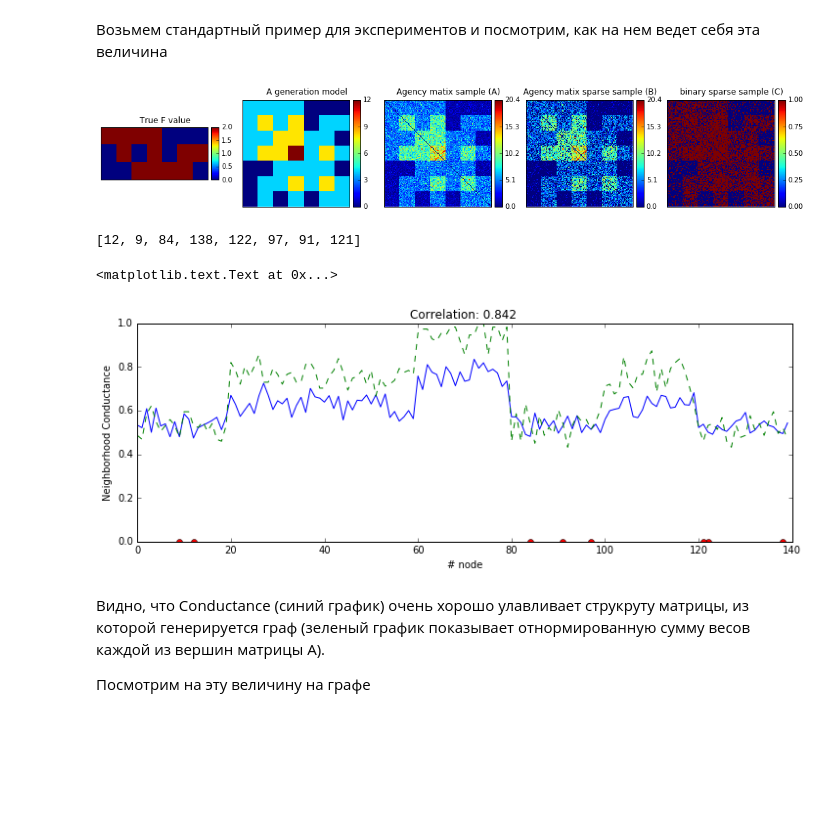
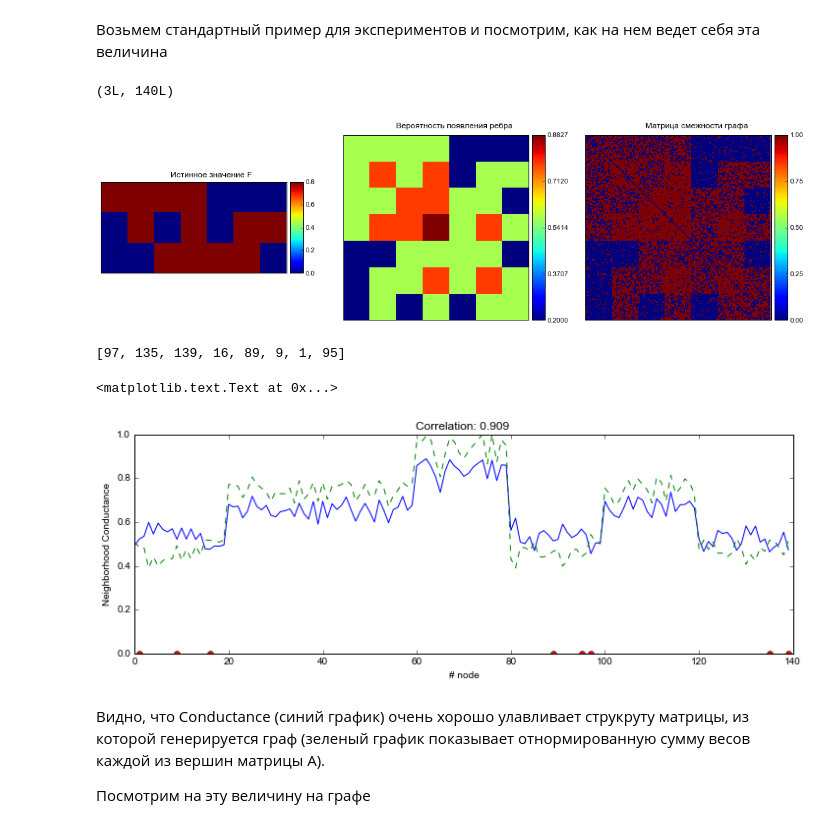
Before and after one commit to yangkuoone/WeiCLAM, a Jupyter notebook: code/Initialization.ipynb, the cells around one changed output. Cells and saved outputs as stored; diff of their text form; code cells hidden in the pictures; blank space fills up the shorter version.

```diff
--- a/code/Initialization.ipynb
+++ b/code/Initialization.ipynb
@@ -41,24 +43,42 @@ $$\mathrm{cut}(S) = \mathrm{cut}(S, \bar S)=\sum_{\substack{(v,u)\in E\\ v \in S
 $$\mathrm{vol}(S) =\sum_{(v,u)\in S} a_{vu}.$$
 # %% [markdown]
 Возьмем стандартный пример для экспериментов и посмотрим, как на нем ведет себя эта величина
+# %%
+def draw_test_sample(F, A, B=None, C=None, x=0):
+    Ys = 3
+    plt.figure(figsize=(18,6))
+    plt.subplot(1, Ys, 1)
+    draw_matrix(F, u"Истинное значение F ")
+    plt.subplot(1, Ys, 2)
+    draw_matrix(A, u"Вероятность появления ребра")
+    if C is not None:
+        plt.subplot(1, 3, 3)
+        draw_matrix(C, "Матрица смежности графа")
+matplotlib.rc('font', family='Arial')
 # %%
-F_true = Fs3[0]
-A = gamma_model_test_data(F_true)
-power = 0.2
-P = 1 - np.exp(- power * A)
-mask = P <= np.random.rand(*A.shape)
+power = 0.17
+F_true = 0.4 * Fs3[0]
+print F_true.shape
+A =  gamma_model_test_data(F_true)
+
+P = 1 - 0.8 * np.exp(- F_true.T.dot(F_true))
+np.random.rand(*A.shape)
+bord = np.random.rand(*A.shape)
+
+mask = P <= (bord + bord.T) / 2
 
 B = A.copy()
 B[mask] = 0
 C = B.copy()
 C[B != 0] = 1
 
-draw_test_sample(F_true, A, B, C)
+draw_test_sample(F_true, P, B, C)
 # %% [output]
+(3L, 140L)
-[figure, old version]
+[figure, new version]
 # %%
 plt.figure(figsize=(12,4))
-cond = GetNeighborhoodConductance(C)
+cond = GetNeighborhoodConductance(nx.from_numpy_matrix(C))
 degreeNorm = np.sum(C, axis=0) / np.max(np.sum(C, axis=0))
 localmax = conductanceLocalMin(C)
 print localmax
@@ -69,9 +89,9 @@ plt.xlabel('# node')
 plt.ylabel('Neighborhood Conductance')
 plt.title('Correlation: {:.3f} '.format(np.corrcoef(cond, degreeNorm)[1][0]))
 # %% [output]
-[12, 9, 84, 138, 122, 97, 91, 121]
+[97, 135, 139, 16, 89, 9, 1, 95]
 <matplotlib.text.Text at 0x...>
-[figure, old version]
+[figure, new version]
 # %% [markdown]
 Видно, что Conductance (синий график) очень хорошо улавливает струкруту матрицы, из которой генерируется граф (зеленый график показывает отнормированную сумму весов каждой из вершин матрицы А).
 
```
Also changed, not shown: parts of 7 cells of this notebook, 3 other files.
